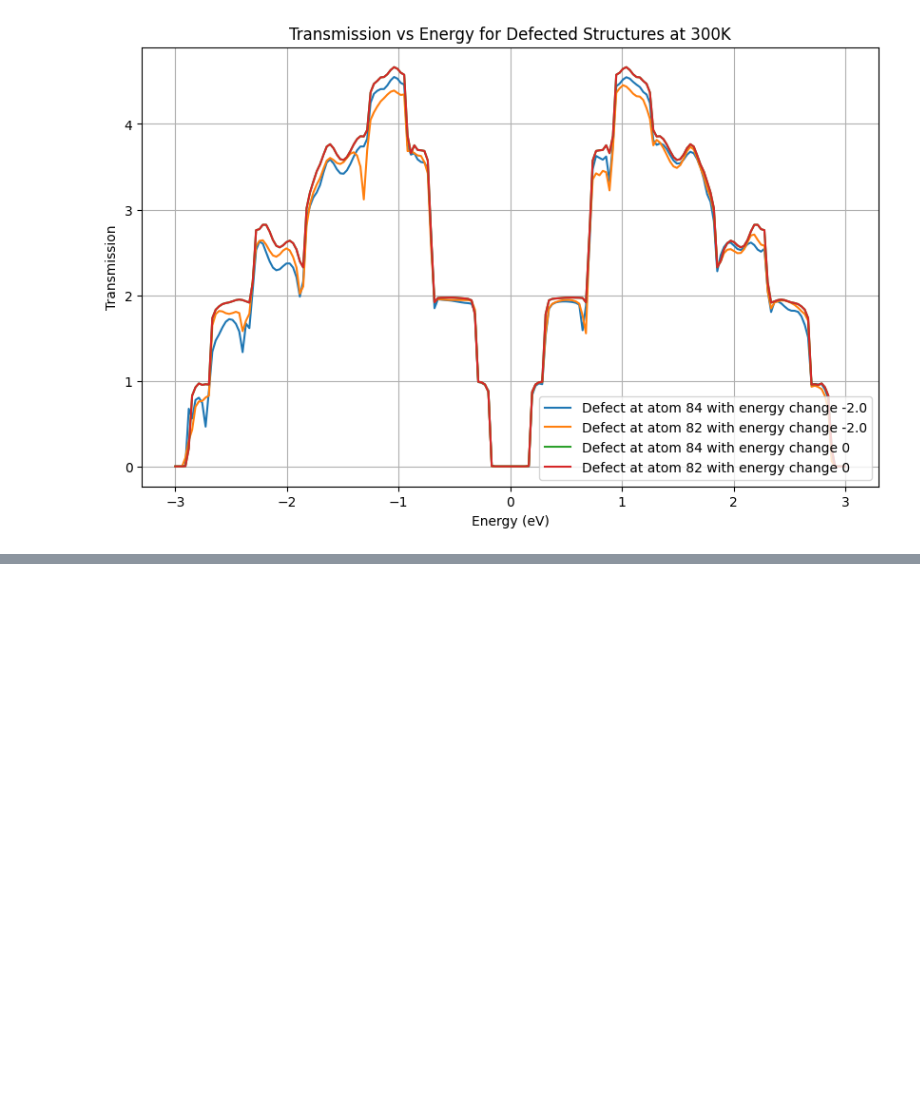
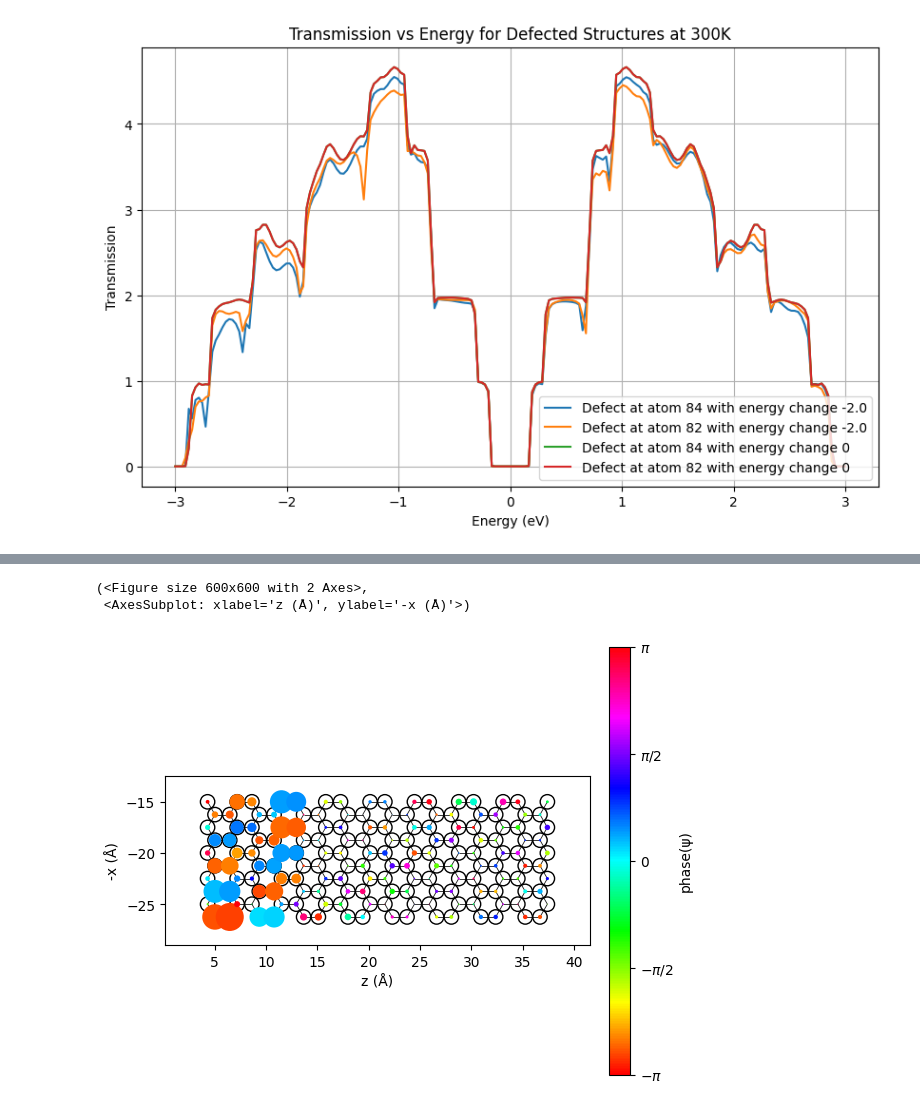
Before and after one commit to UlrikTJ/TemperatureDependantTransport, a Jupyter notebook: Temp_dep_defect_transport.ipynb, the cells around one changed output, grey strips where cells are left out. Cells and saved outputs as stored; diff of their text form; code cells hidden in the pictures; blank space fills up the shorter version.

```diff
--- a/Temp_dep_defect_transport.ipynb
+++ b/Temp_dep_defect_transport.ipynb
@@ -648,0 +630,11 @@ Matrix([
+# %%
+istate = 4
+if istate > nstates:
+    print("Choose istate <",nstates)
+psi=psiL.T[istate]
+Jstate = np.imag(np.outer((psi).conj(),psi)*HD)
+plot_ase_xy(atoms_dev,psi=psi, wf_scale=5, atom_radius=0.7,wf_alpha=1)
+# %% [output]
+(<Figure size 600x600 with 2 Axes>,
+ <AxesSubplot: xlabel='z (Å)', ylabel='-x (Å)'>)
+[figure, added]
```
Also changed, not shown: parts of 10 cells of this notebook, 1 other file.
